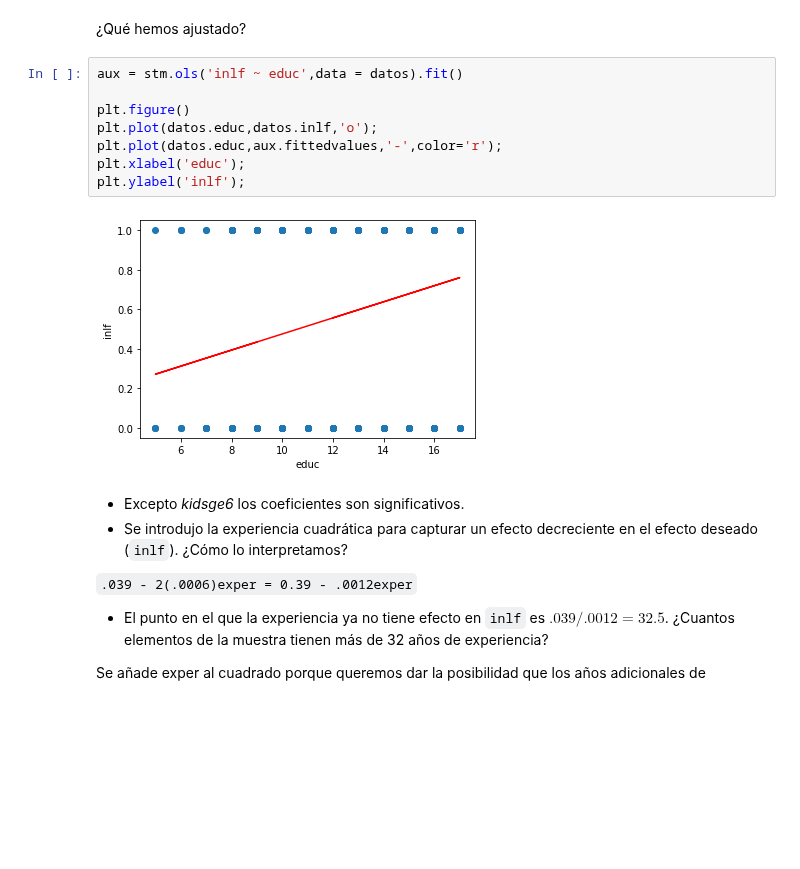
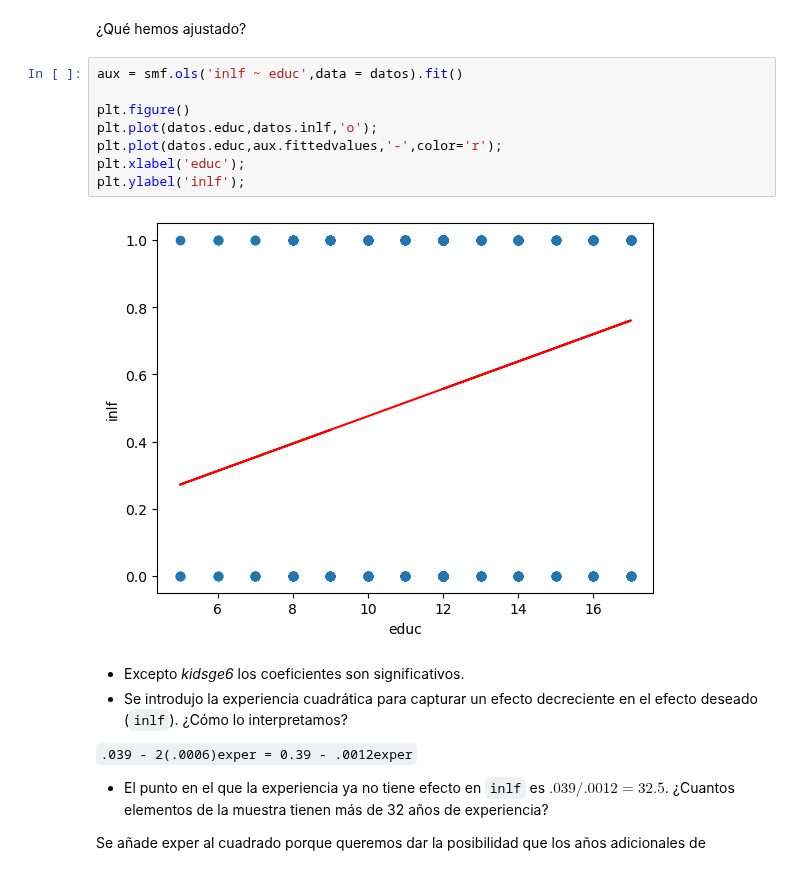
Before and after one commit to vmoprojs/MLPython, a Jupyter notebook: ProbModels.ipynb, the cells around one changed output. Drawn from its saved outputs; the diff is of its cells as text; blank space fills up the shorter version.

```diff
--- a/ProbModels.ipynb
+++ b/ProbModels.ipynb
@@ -65,15 +65,15 @@ strong multicollinearity or other numerical problems.
 # %% [markdown]
 ¿Qué hemos ajustado?
 # %%
-aux = stm.ols('inlf ~ educ',data = datos).fit()
+aux = smf.ols('inlf ~ educ',data = datos).fit()
 
 plt.figure()
 plt.plot(datos.educ,datos.inlf,'o');
 plt.plot(datos.educ,aux.fittedvalues,'-',color='r');
 plt.xlabel('educ');
 plt.ylabel('inlf');
 # %% [output]
-[figure, old version]
+[figure, new version]
 # %% [markdown]
 - Excepto *kidsge6* los coeficientes son significativos.
 - Se introdujo la experiencia cuadrática para capturar un efecto decreciente en el efecto deseado (`inlf`). ¿Cómo lo interpretamos?
```
Also changed, not shown: parts of 7 cells of this notebook, 10 other files.
